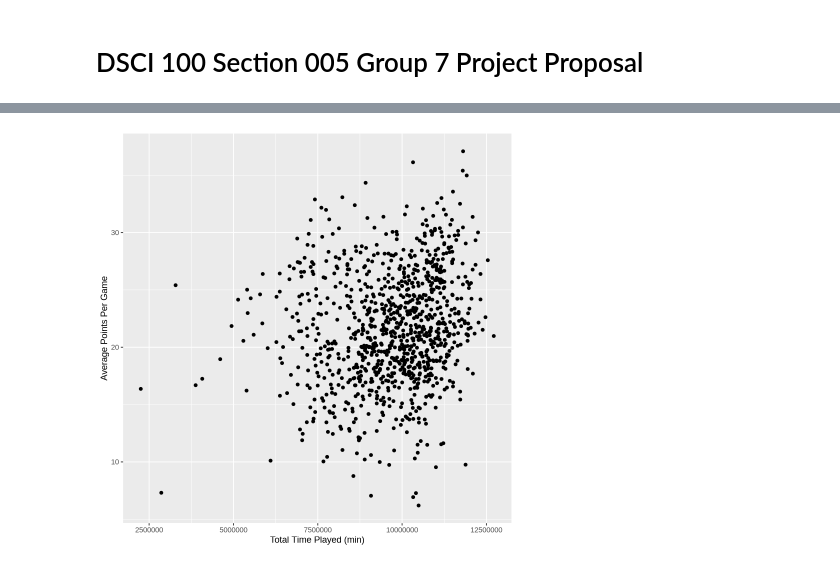
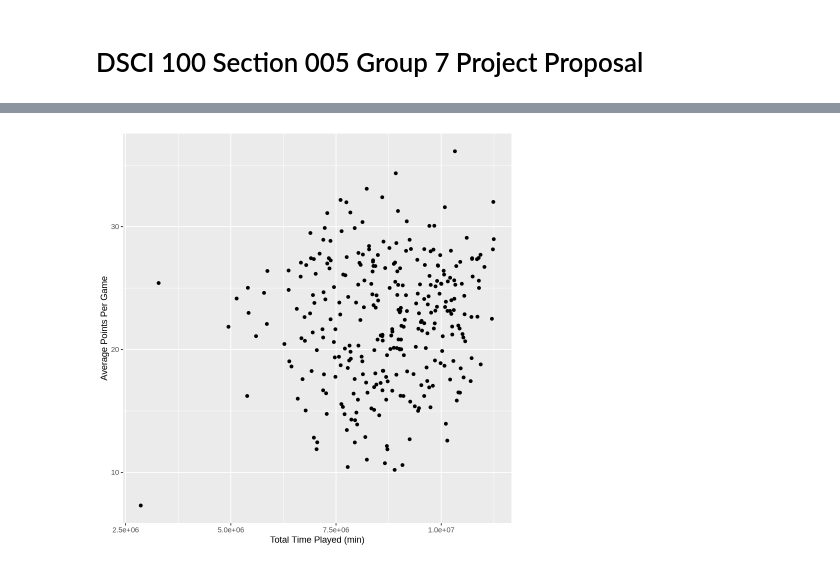
Before and after one commit to 2shar86/DSCI-100, a Jupyter notebook: proposal.ipynb, the cells around one changed output, grey strips where cells are left out. Drawn from its saved outputs; the diff is of its cells as text; code cells hidden in the pictures.

```diff
--- a/proposal.ipynb
+++ b/proposal.ipynb
@@ -8,6 +30,7 @@ library(repr)
 all_star_data <- read_csv("data/final_data.csv")
 
 all_star_data_refined <- mutate(all_star_data, total_min_played = games_played * min, name = paste(first, last)) |>
+    filter(year > 2009) |>
     select(name, pts, total_min_played)
 
 all_star_plot <- all_star_data_refined |>
@@ -33 +54 @@ Warning message:
-[figure, old version]
+[figure, new version]
```
Also changed, not shown: parts of 3 cells of this notebook.
